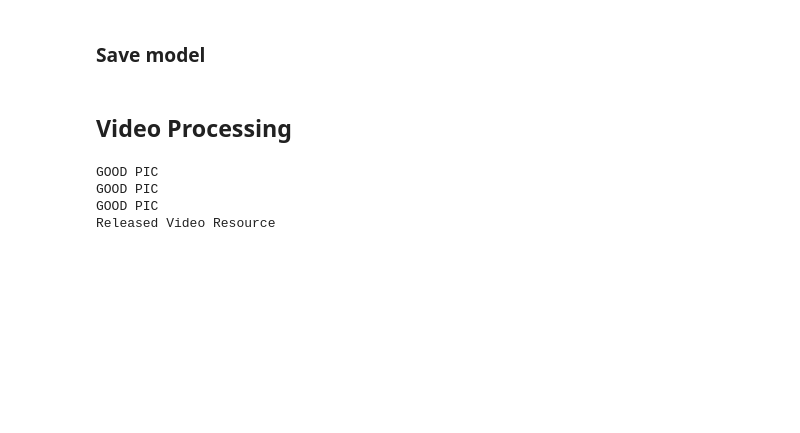
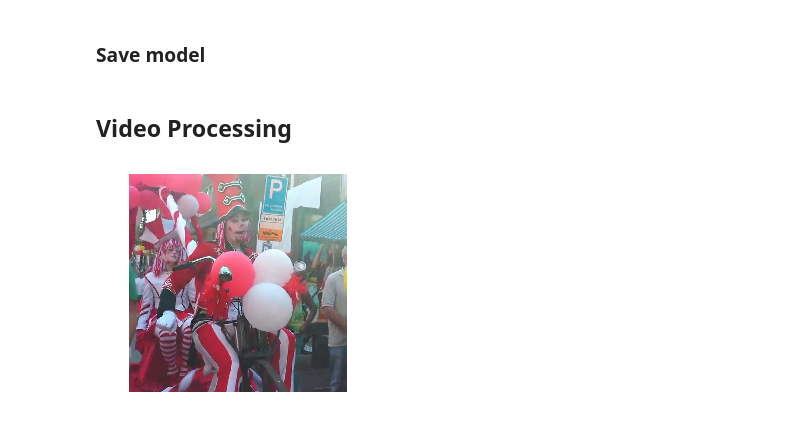
Before and after one commit to plim0793/automating_photography, a Jupyter notebook: modeling.ipynb, the cells around one changed output. Drawn from its saved outputs; the diff is of its cells as text; code cells hidden in the pictures; blank space fills up the shorter version.

Commit message:
updated video processing function

```diff
--- a/modeling.ipynb
+++ b/modeling.ipynb
@@ -268,6 +268,7 @@ def get_frames(file_path, model):
     # You can also give path to the video file
     vid = skvideo.io.VideoCapture(file_path)
     pred_arr = []
+    good_count = 0
 
     try:
         while(True):
@@ -283,17 +284,19 @@ def get_frames(file_path, model):
 #             frame = cv2.cvtColor(frame, cv2.COLOR_BGR2RGB)
             resized = cv2.resize(frame, (224, 224)).astype(np.float32)
             pred_arr.append(resized)
-            if len(pred_arr) > 2:
+            if len(pred_arr) > 5:
                 pred_arr = np.array(pred_arr)
                 pred = model.predict(pred_arr)
                 for p in pred:
                     if p > 0.5:
-                        print("GOOD PIC")
+                        good_count += 1
                     else:
-                        print("BAD PIC")
-                pred_arr = []
+                        good_count = 0
+                        pred_arr = []
+                        break
 
-
+            if len(pred_arr) != 0 and good_count == len(pred_arr):
+                return pred_arr[-1]
             axis('off')
             imshow(frame)
             show()
@@ -411,9 +414,6 @@ final_model.save_weights('data/final_model_weights.h5')
 # %%
 final_model = keras.models.load_model('data/final_model.h5')
 # %%
-get_frames("data/humansofamsterdam/10461265_241148806083097_1125690800_n.mp4", final_model)
+snap = get_frames("data/humansofamsterdam/10461265_241148806083097_1125690800_n.mp4", final_model)
 # %% [output]
-GOOD PIC
-GOOD PIC
-GOOD PIC
-Released Video Resource
+[figure, added]
```
Also changed, not shown: parts of 1 cell of this notebook.
